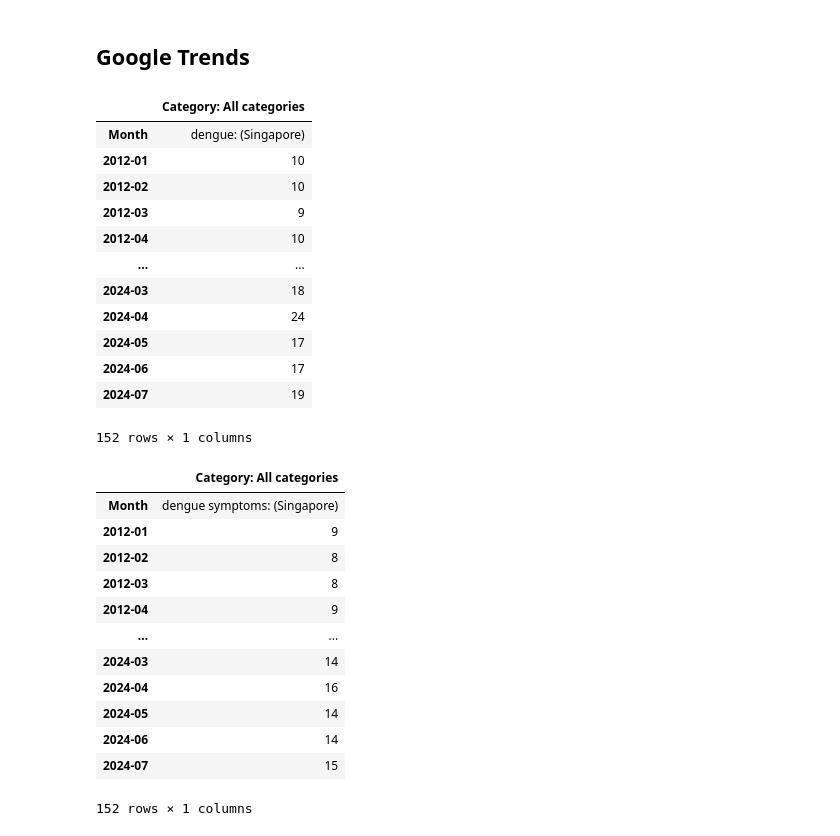
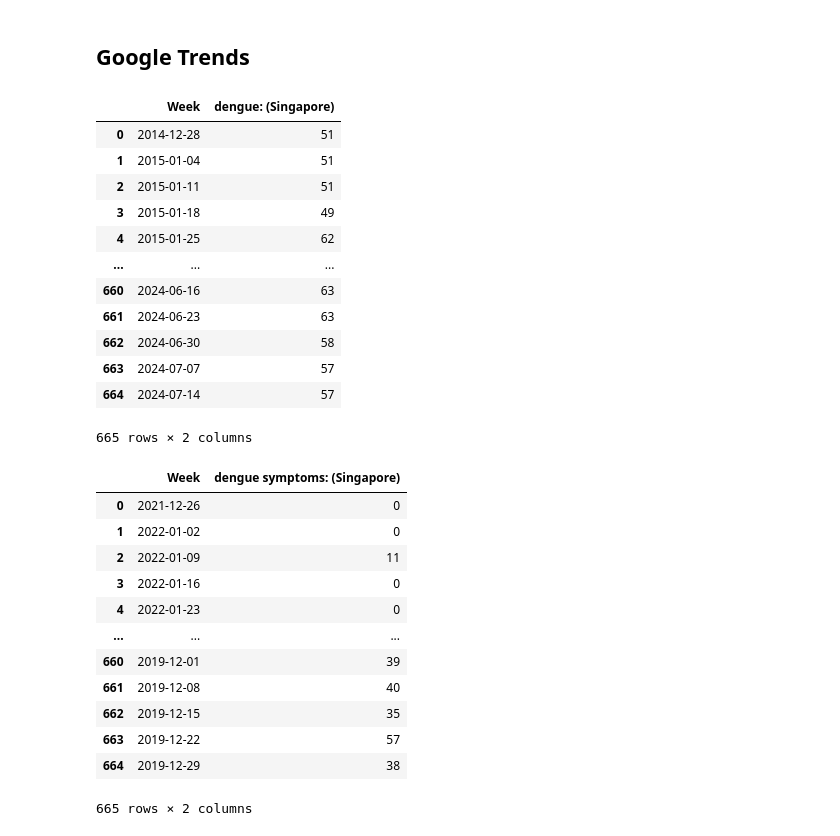
Before and after one commit to kampungkat/dengue-predictor, a Jupyter notebook: data/dengue_scraper.ipynb, the cells around one changed output. Cells and saved outputs as stored; diff of their text form; code cells hidden in the pictures.

Commit message:
updated google trend files for weekly data. Updated scraper to compile google trends csvs into master copy.

```diff
--- a/data/dengue_scraper.ipynb
+++ b/data/dengue_scraper.ipynb
@@ -413,32 +407,0 @@ df_trend_dengue_symptoms = pd.read_csv(filepath_google+'trend_dengue_symptoms.cs
-# %%
-df_trend_dengue
-# %% [output]
-|  | Category: All categories |
-| Month | dengue: (Singapore) |
-| 2012-01 | 10 |
-| 2012-02 | 10 |
-| 2012-03 | 9 |
-| 2012-04 | 10 |
-| ... | ... |
-| 2024-03 | 18 |
-| 2024-04 | 24 |
-| 2024-05 | 17 |
-| 2024-06 | 17 |
-| 2024-07 | 19 |
-152 rows × 1 columns
-# %%
-df_trend_dengue_symptoms
-# %% [output]
-|  | Category: All categories |
-| Month | dengue symptoms: (Singapore) |
-| 2012-01 | 9 |
-| 2012-02 | 8 |
-| 2012-03 | 8 |
-| 2012-04 | 9 |
-| ... | ... |
-| 2024-03 | 14 |
-| 2024-04 | 16 |
-| 2024-05 | 14 |
-| 2024-06 | 14 |
-| 2024-07 | 15 |
-152 rows × 1 columns
@@ -444,0 +427,34 @@ df_trend_dengue_symptoms
+# %%
+# Load files
+df_trends_dengue = pd.read_csv(os.path.join(filepath_google,'google_trend_dengue.csv'))
+df_trends_dengue_symptoms = pd.read_csv(os.path.join(filepath_google,'google_trend_dengue_symptoms.csv'))
+
+display(df_trends_dengue)
+display(df_trends_dengue_symptoms)
+# %% [output]
+|  | Week | dengue: (Singapore) |
+| 0 | 2014-12-28 | 51 |
+| 1 | 2015-01-04 | 51 |
+| 2 | 2015-01-11 | 51 |
+| 3 | 2015-01-18 | 49 |
+| 4 | 2015-01-25 | 62 |
+| ... | ... | ... |
+| 660 | 2024-06-16 | 63 |
+| 661 | 2024-06-23 | 63 |
+| 662 | 2024-06-30 | 58 |
+| 663 | 2024-07-07 | 57 |
+| 664 | 2024-07-14 | 57 |
+665 rows × 2 columns
+|  | Week | dengue symptoms: (Singapore) |
+| 0 | 2021-12-26 | 0 |
+| 1 | 2022-01-02 | 0 |
+| 2 | 2022-01-09 | 11 |
+| 3 | 2022-01-16 | 0 |
+| 4 | 2022-01-23 | 0 |
+| ... | ... | ... |
+| 660 | 2019-12-01 | 39 |
+| 661 | 2019-12-08 | 40 |
+| 662 | 2019-12-15 | 35 |
+| 663 | 2019-12-22 | 57 |
+| 664 | 2019-12-29 | 38 |
+665 rows × 2 columns
```
Also changed, not shown: parts of 4 cells of this notebook, 7 other files.
